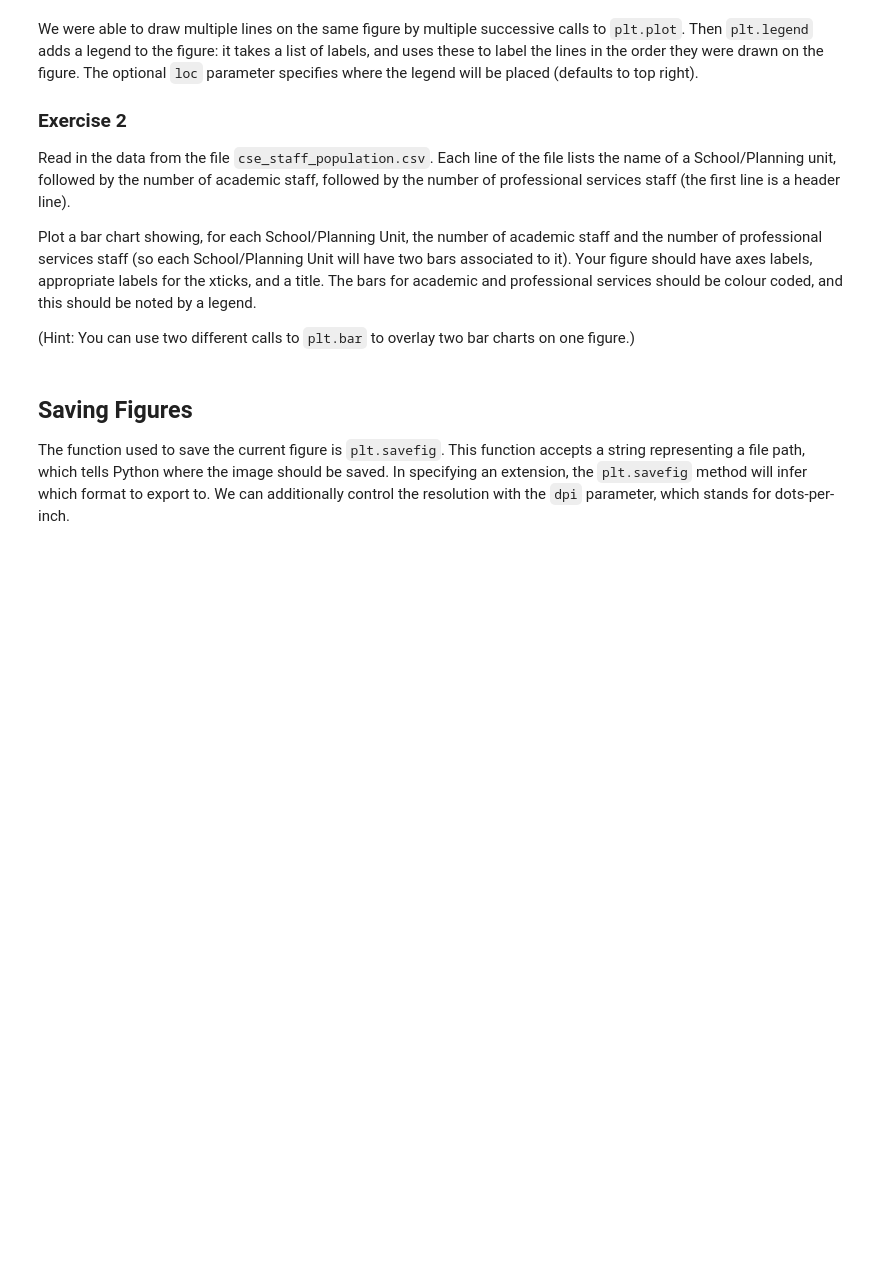
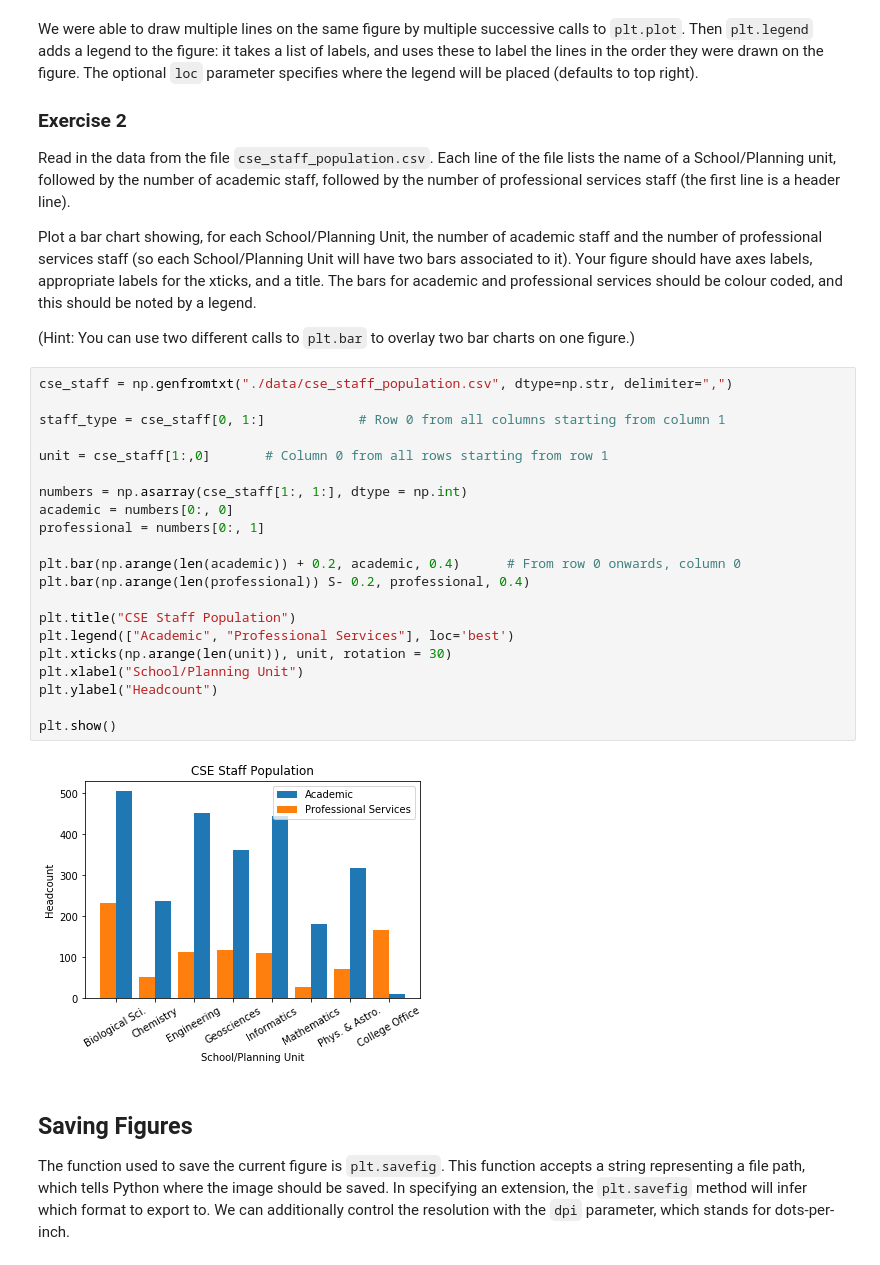
Before and after one commit to beverlytan/python-intro, a Jupyter notebook: info-svcs/python-data-4-plotting.ipynb, the cells around one changed output. Drawn from its saved outputs; the diff is of its cells as text; blank space fills up the shorter version.

```diff
--- a/info-svcs/python-data-4-plotting.ipynb
+++ b/info-svcs/python-data-4-plotting.ipynb
@@ -85,6 +116,29 @@ Read in the data from the file `cse_staff_population.csv`. Each line of the file
 Plot a bar chart showing, for each School/Planning Unit, the number of academic staff and the number of professional services staff (so each School/Planning Unit will have two bars associated to it). Your figure should have axes labels, appropriate labels for the xticks, and a title. The bars for academic and professional services should be colour coded, and this should be noted by a legend.
 
 (Hint: You can use two different calls to `plt.bar` to overlay two bar charts on one figure.)
+# %%
+cse_staff = np.genfromtxt("./data/cse_staff_population.csv", dtype=np.str, delimiter=",")
+
+staff_type = cse_staff[0, 1:]            # Row 0 from all columns starting from column 1
+
+unit = cse_staff[1:,0]       # Column 0 from all rows starting from row 1
+
+numbers = np.asarray(cse_staff[1:, 1:], dtype = np.int)
+academic = numbers[0:, 0]
+professional = numbers[0:, 1]
+
+plt.bar(np.arange(len(academic)) + 0.2, academic, 0.4)      # From row 0 onwards, column 0
+plt.bar(np.arange(len(professional)) S- 0.2, professional, 0.4)
+
+plt.title("CSE Staff Population")
+plt.legend(["Academic", "Professional Services"], loc='best')
+plt.xticks(np.arange(len(unit)), unit, rotation = 30)
+plt.xlabel("School/Planning Unit")
+plt.ylabel("Headcount")
+
+plt.show()
+# %% [output]
+[figure, added]
 # %% [markdown]
 ## Saving Figures
 
```
Also changed, not shown: parts of 11 cells of this notebook.
